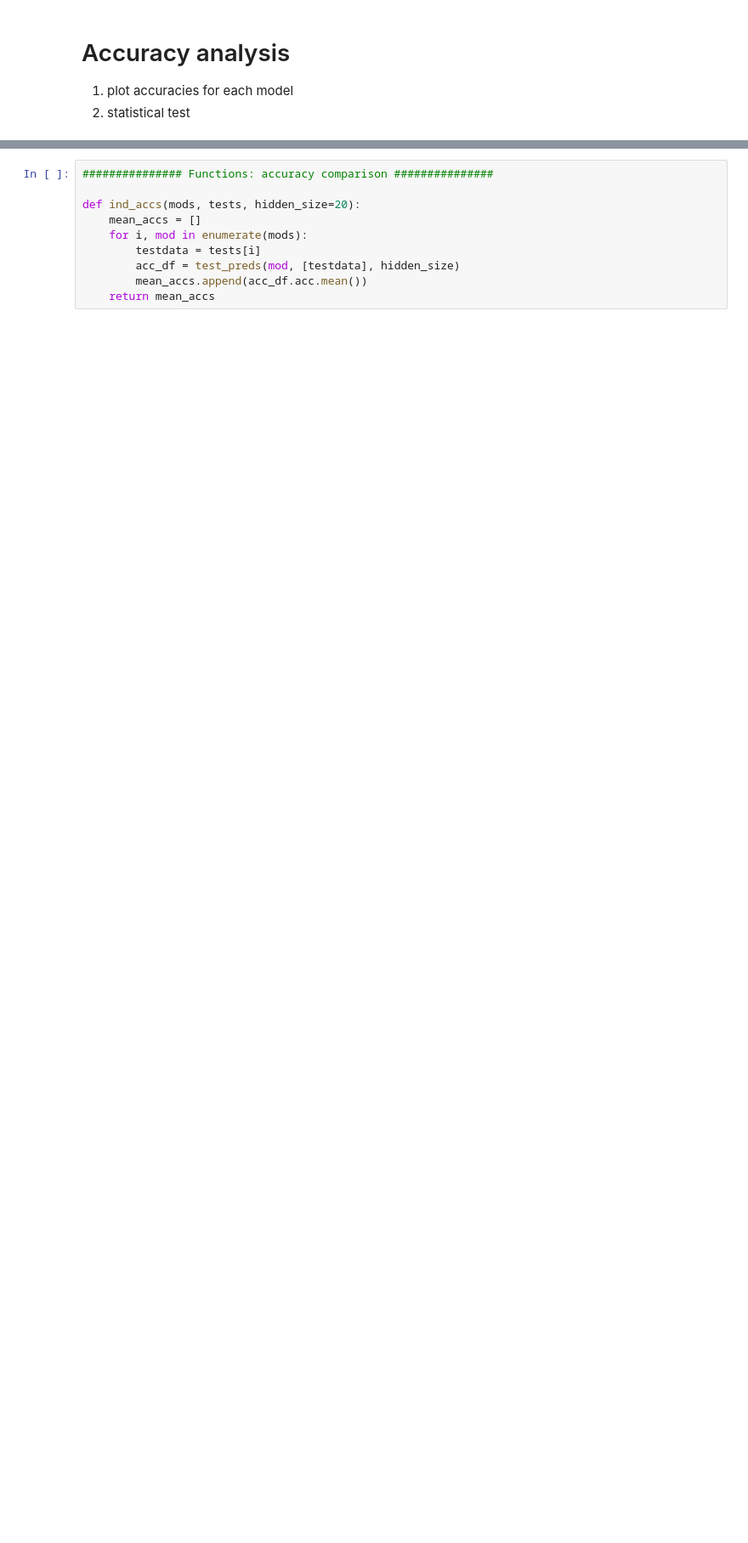
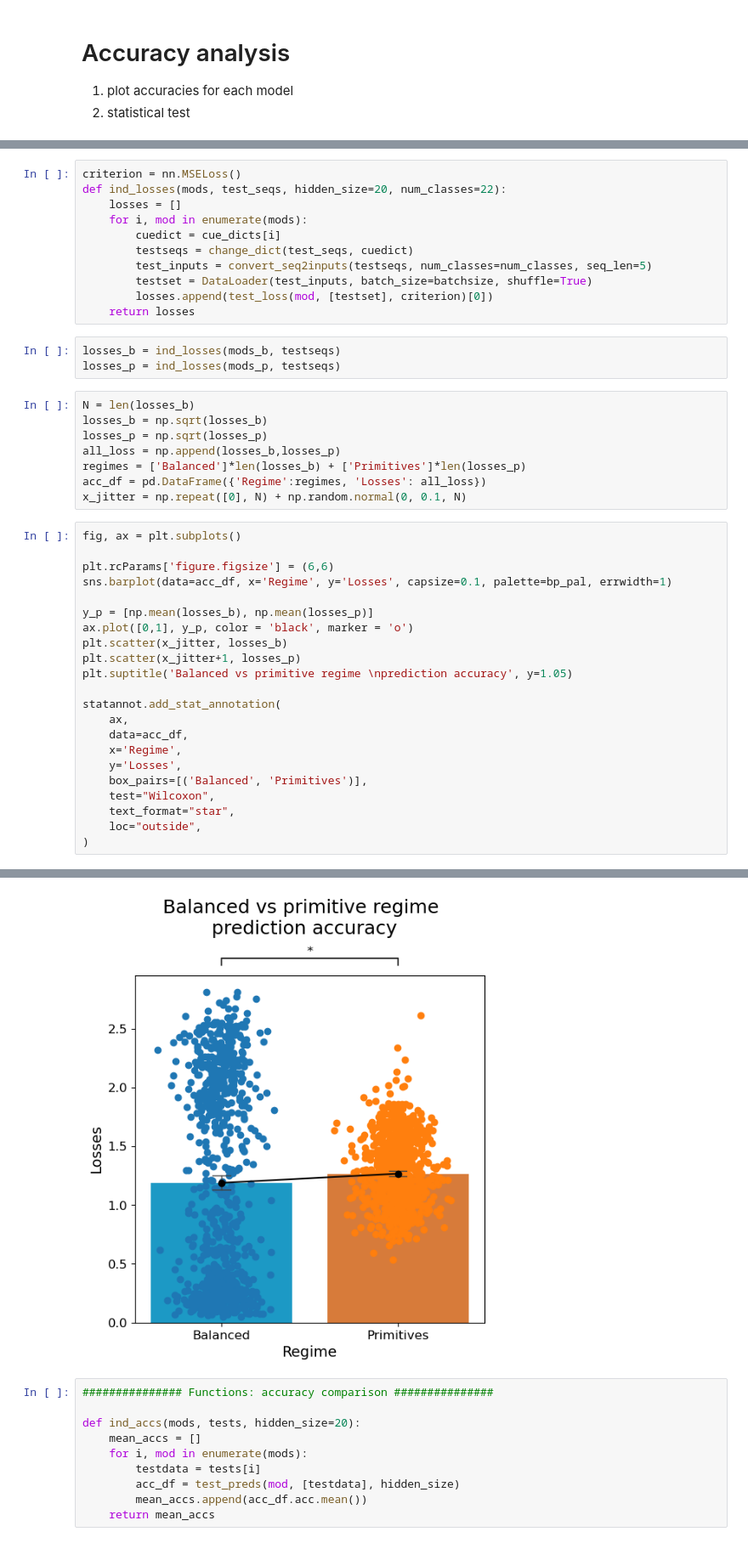
Before and after one commit to aranas/compositional_learning, a Jupyter notebook: _run_RNNs/_Performance_accuracy.ipynb, the cells around one changed output, grey strips where cells are left out. Shown at 85% size. Saved outputs shown, nothing was run; the diff lists cells and outputs as text; blank space fills up the shorter version.

```diff
--- a/_run_RNNs/_Performance_accuracy.ipynb
+++ b/_run_RNNs/_Performance_accuracy.ipynb
@@ -195,0 +302,45 @@ Balanced v.s. Primitives: Wilcoxon test (paired samples) with Bonferroni correct
+# %%
+criterion = nn.MSELoss()
+def ind_losses(mods, test_seqs, hidden_size=20, num_classes=22):
+    losses = []
+    for i, mod in enumerate(mods):
+        cuedict = cue_dicts[i]
+        testseqs = change_dict(test_seqs, cuedict)
+        test_inputs = convert_seq2inputs(testseqs, num_classes=num_classes, seq_len=5)
+        testset = DataLoader(test_inputs, batch_size=batchsize, shuffle=True)
+        losses.append(test_loss(mod, [testset], criterion)[0])
+    return losses
+# %%
+losses_b = ind_losses(mods_b, testseqs)
+losses_p = ind_losses(mods_p, testseqs)
+# %%
+N = len(losses_b)
+losses_b = np.sqrt(losses_b)
+losses_p = np.sqrt(losses_p)
+all_loss = np.append(losses_b,losses_p)
+regimes = ['Balanced']*len(losses_b) + ['Primitives']*len(losses_p)
+acc_df = pd.DataFrame({'Regime':regimes, 'Losses': all_loss})
+x_jitter = np.repeat([0], N) + np.random.normal(0, 0.1, N)
+# %%
+fig, ax = plt.subplots()
+
+plt.rcParams['figure.figsize'] = (6,6)
+sns.barplot(data=acc_df, x='Regime', y='Losses', capsize=0.1, palette=bp_pal, errwidth=1)
+
+y_p = [np.mean(losses_b), np.mean(losses_p)]
+ax.plot([0,1], y_p, color = 'black', marker = 'o')
+plt.scatter(x_jitter, losses_b)
+plt.scatter(x_jitter+1, losses_p)
+plt.suptitle('Balanced vs primitive regime \nprediction accuracy', y=1.05)
+
+statannot.add_stat_annotation(
+    ax,
+    data=acc_df,
+    x='Regime',
+    y='Losses',
+    box_pairs=[('Balanced', 'Primitives')],
+    test="Wilcoxon",
+    text_format="star",
+    loc="outside",
+)
+# %% [output]
@@ -196,3 +358,4 @@ Balanced v.s. Primitives: Wilcoxon test (paired samples) with Bonferroni correct
+[figure, added]
 # %%
 ############### Functions: accuracy comparison ###############
 
```
Also changed, not shown: parts of 17 cells of this notebook, 19 other files.
